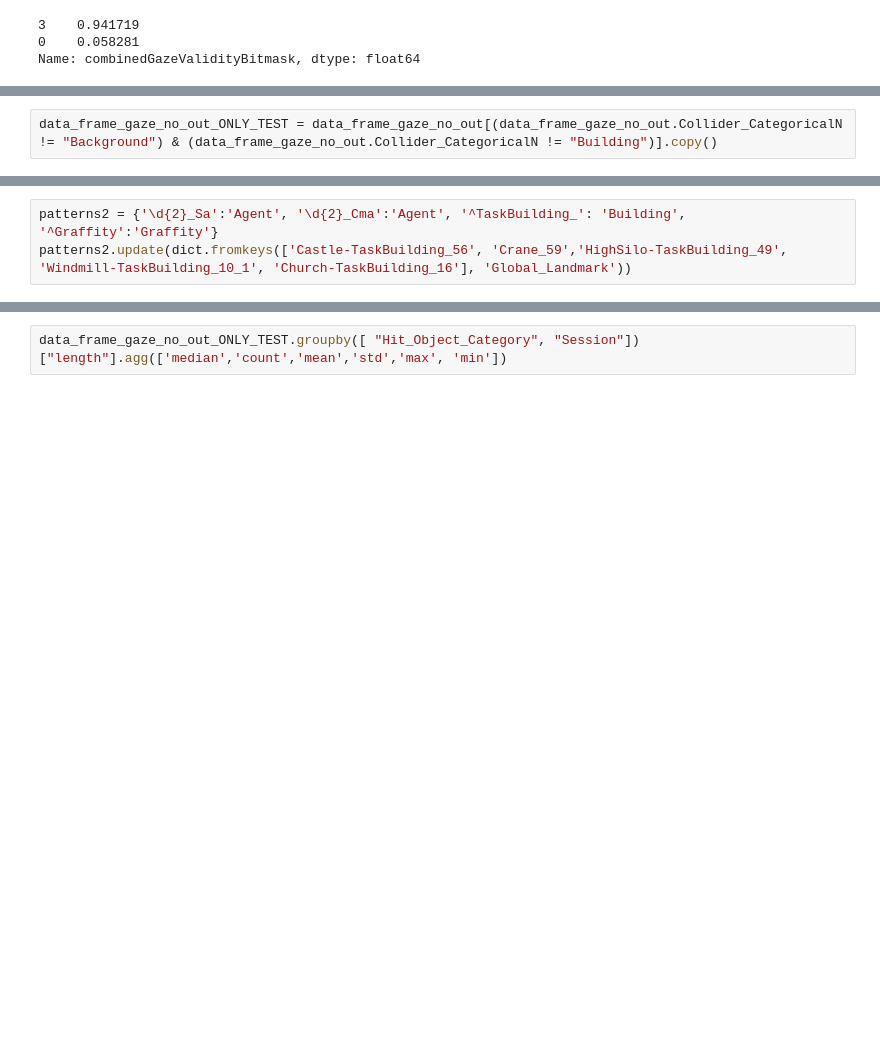
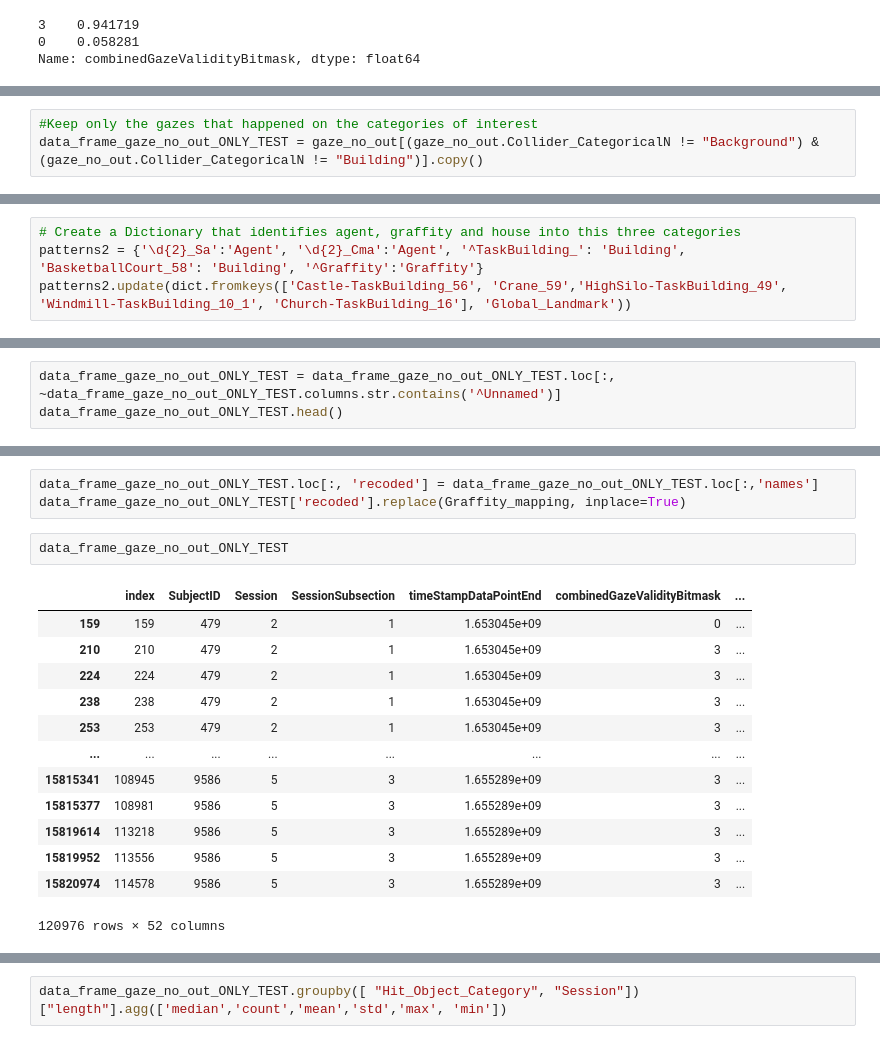
Before and after one commit to tracysanchez/DataAnalysis, a Jupyter notebook: Exp2/Colliderhits/06_Dwelling_Time.ipynb, the cells around one changed output, grey strips where cells are left out. Cells and saved outputs as stored; diff of their text form; blank space fills up the shorter version.

```diff
--- a/Exp2/Colliderhits/06_Dwelling_Time.ipynb
+++ b/Exp2/Colliderhits/06_Dwelling_Time.ipynb
@@ -162,3 +87,4 @@ data_frame_gaze_no_out.head()
 # %%
-data_frame_gaze_no_out_ONLY_TEST = data_frame_gaze_no_out[(data_frame_gaze_no_out.Collider_CategoricalN != "Background") & (data_frame_gaze_no_out.Collider_CategoricalN != "Building")].copy()
+#Keep only the gazes that happened on the categories of interest
+data_frame_gaze_no_out_ONLY_TEST = gaze_no_out[(gaze_no_out.Collider_CategoricalN != "Background") & (gaze_no_out.Collider_CategoricalN != "Building")].copy()
 # %%
@@ -258,4 +163,5 @@ Index(['Unnamed: 0', 'index', 'SubjectID', 'Session', 'SessionSubsection',
 data_frame_gaze_no_out_ONLY_TEST['avatarID'] = data_frame_gaze_no_out_ONLY_TEST['names'].apply(lambda x: next((val for key, val in patterns1.items() if key == x), default_val))
 # %%
-patterns2 = {'\d{2}_Sa':'Agent', '\d{2}_Cma':'Agent', '^TaskBuilding_': 'Building', '^Graffity':'Graffity'}
+# Create a Dictionary that identifies agent, graffity and house into this three categories
+patterns2 = {'\d{2}_Sa':'Agent', '\d{2}_Cma':'Agent', '^TaskBuilding_': 'Building', 'BasketballCourt_58': 'Building', '^Graffity':'Graffity'}
 patterns2.update(dict.fromkeys(['Castle-TaskBuilding_56', 'Crane_59','HighSilo-TaskBuilding_49', 'Windmill-TaskBuilding_10_1', 'Church-TaskBuilding_16'], 'Global_Landmark'))
@@ -294,0 +170,3 @@ data_frame_gaze_no_out_ONLY_TEST.head(30)
+# %%
+data_frame_gaze_no_out_ONLY_TEST = data_frame_gaze_no_out_ONLY_TEST.loc[:, ~data_frame_gaze_no_out_ONLY_TEST.columns.str.contains('^Unnamed')]
+data_frame_gaze_no_out_ONLY_TEST.head()
@@ -294,0 +236,19 @@ data_frame_gaze_no_out_ONLY_TEST.head(30)
+# %%
+data_frame_gaze_no_out_ONLY_TEST.loc[:, 'recoded'] = data_frame_gaze_no_out_ONLY_TEST.loc[:,'names']
+data_frame_gaze_no_out_ONLY_TEST['recoded'].replace(Graffity_mapping, inplace=True)
+# %%
+data_frame_gaze_no_out_ONLY_TEST
+# %% [output]
+|  | index | SubjectID | Session | SessionSubsection | timeStampDataPointEnd | combinedGazeValidityBitmask | ... |
+| 159 | 159 | 479 | 2 | 1 | 1.653045e+09 | 0 | ... |
+| 210 | 210 | 479 | 2 | 1 | 1.653045e+09 | 3 | ... |
+| 224 | 224 | 479 | 2 | 1 | 1.653045e+09 | 3 | ... |
+| 238 | 238 | 479 | 2 | 1 | 1.653045e+09 | 3 | ... |
+| 253 | 253 | 479 | 2 | 1 | 1.653045e+09 | 3 | ... |
+| ... | ... | ... | ... | ... | ... | ... | ... |
+| 15815341 | 108945 | 9586 | 5 | 3 | 1.655289e+09 | 3 | ... |
+| 15815377 | 108981 | 9586 | 5 | 3 | 1.655289e+09 | 3 | ... |
+| 15819614 | 113218 | 9586 | 5 | 3 | 1.655289e+09 | 3 | ... |
+| 15819952 | 113556 | 9586 | 5 | 3 | 1.655289e+09 | 3 | ... |
+| 15820974 | 114578 | 9586 | 5 | 3 | 1.655289e+09 | 3 | ... |
+120976 rows × 52 columns
```
Also changed, not shown: parts of 51 cells of this notebook, 20 other files.
